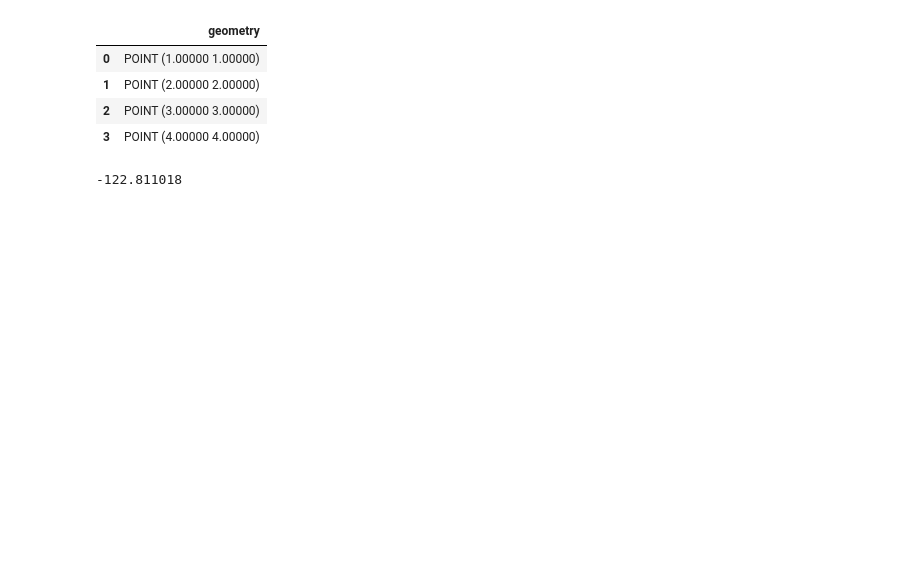
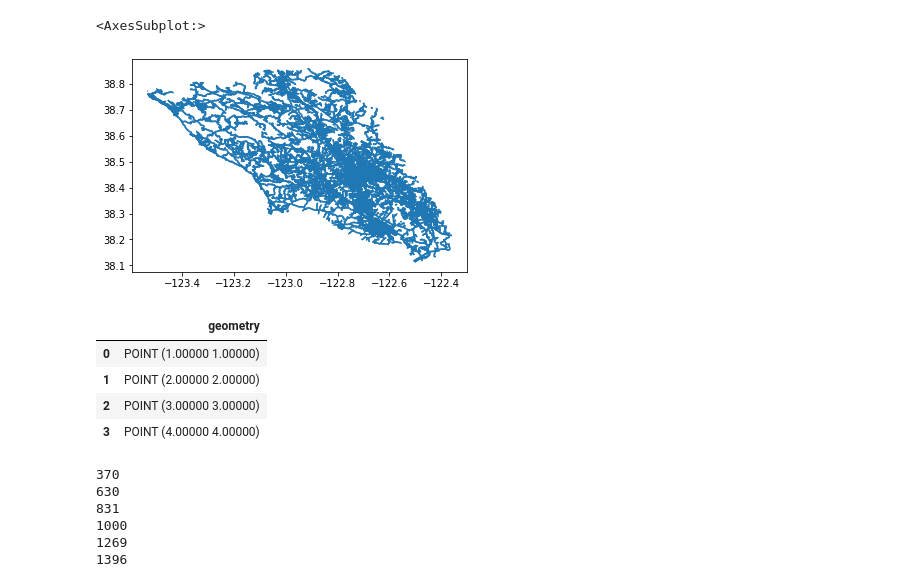
Before and after one commit to KalmanXiong/fmm-gps, a Jupyter notebook: show_routes.ipynb, the cells around one changed output. Saved outputs shown, nothing was run; the diff lists cells and outputs as text; code cells hidden in the pictures; blank space fills up the shorter version.

```diff
--- a/show_routes.ipynb
+++ b/show_routes.ipynb
@@ -16,3 +30,8 @@ streets = gpd.read_file('data/GPS.nosync/Streets/Streets.shp')
+# %%
+_streets.plot()
+# %% [output]
+<AxesSubplot:>
+[figure, added]
 # %%
 def show_points(filename, dataType):
   if os.path.isfile(filename):
@@ -70,18 +110,25 @@ gdf_points = show_points(file_path3,2)
 gdf_wkt = []
 gdf_ekt = []
 gdf_points = []
-index_list = [4, 23, 187, 370, 630, 718, 831, 1000, 1269, 1332,1396,1472]
+#index_list = [1332,1396,1472]
+index_list = [370, 630, 831, 1000, 1269,1396]
+df = pd.read_csv('data/GPS.nosync/Sonoma-2631-new-points/out2.csv')
 #index_list = [4, 23, 187, 370, 497, 705, 831, 1000, 1061, 1536, 1592]
 for i in index_list:
+  print(i)
   line_base = "data/GPS.nosync/output/sub-result-"
-  point_base = 'data/GPS.nosync/points/'
+  points_base = "data/GPS.nosync/points/"
   file_path1 = line_base + str(i) + '/' + str(i) + "-m_wkt.txt"
   gdf_wkt.append(show_points(file_path1,1))
-  file_path2 = line_base + str(i) + '/' + str(i) + "-e_wkt.txt"
-  gdf_ekt.append(show_points(file_path2,1))
-  file_path3 = point_base + str(i) + "-points.txt"
-  gdf_points.append(show_points(file_path3,2))
+  # file_path2 = line_base + str(i) + '/' + str(i) + "-e_wkt.txt"
+  # gdf_ekt.append(show_points(file_path2,1))
+  # file_path3 = points_base + str(i) + "-points.txt"
+  # gdf_points.append(show_points(file_path3 ,2))
+  gdf_points.append(show_points_from_df(df, i ,2))
+# %% [output]
+370
+630
+831
+1000
+1269
+1396
-# %%
-gdf_points[0]['geometry'][0].x
-# %% [output]
--122.811018
```
Also changed, not shown: parts of 8 cells of this notebook, 7 other files.
